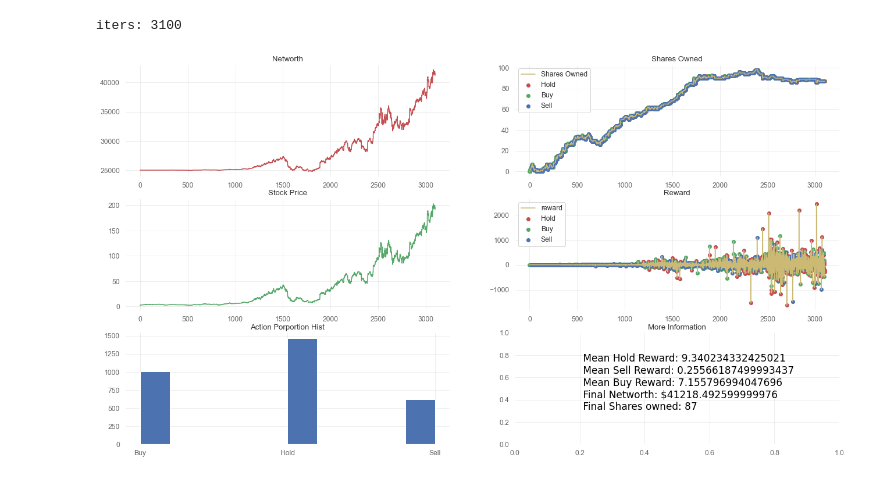
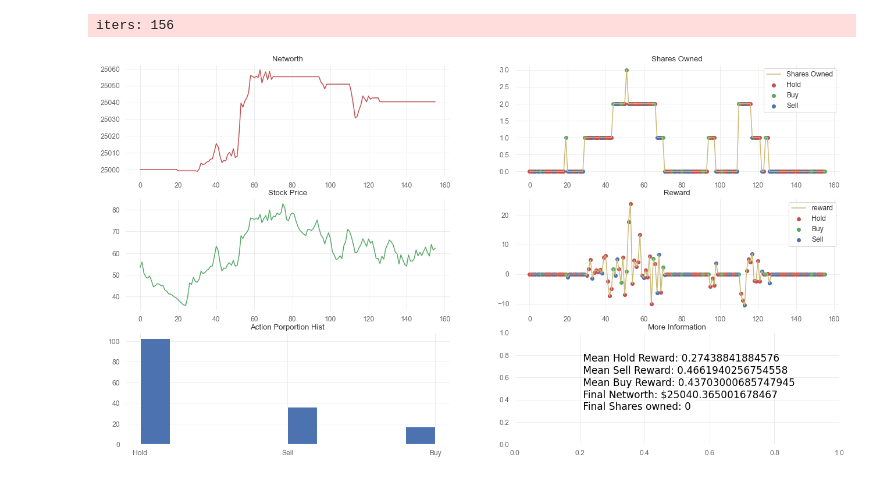
Before and after one commit to ryendu/Stock-Trading-Bot, a Jupyter notebook: Ryan-V-RL-Stock-Bot-Recurrent.ipynb, the cells around one changed output. Saved outputs shown, nothing was run; the diff lists cells and outputs as text; code cells hidden in the pictures.

```diff
--- a/Ryan-V-RL-Stock-Bot-Recurrent.ipynb
+++ b/Ryan-V-RL-Stock-Bot-Recurrent.ipynb
@@ -46,9 +30,9 @@ The environment will contain the avalible actions of:
 # %%
 # Parallel environments
-stks = ['kros','nflx']#,'tmus','adct','h','bngo','amzn','nio','fb','gme','work','irbt','upwk','fvrr','rdfn','bynd','etsy','pins','zg','roku','sq','pm','dis','nlok','bio','gbio']
-# env = DummyVecEnv([lambda: LowRegulationStockTradeEnv(ticker=stks[i],frame_bound=(100, 100000), window_size=1,initial_balance=25000,verbose=2) for i in range(len(stks))])
-df = get_stock_df_from_path("/Users/ryandu_1/Desktop/MachineLearning/Projects/Stocks/Sequential Forecasting/Data/Huge Stock Market Dataset/Stocks/nflx.us.txt")
-env = LowRegulationStockTradeEnv(df=df,frame_bound=(100, 100000), window_size=1,initial_balance=25000,verbose=2)
+stks = ['kros','nflx','tmus','adct','h','bngo','amzn','nio','fb','gme','work']#,'irbt','upwk','fvrr','rdfn','bynd','etsy','pins','zg','roku','sq','pm','dis','nlok','bio','gbio']
+env = DummyVecEnv([lambda: LowRegulationStockTradeEnv(ticker=stks[i],df=None,frame_bound=(100, 100000), window_size=1,initial_balance=25000,verbose=2) for i in range(len(stks))])
+# df = get_stock_df_from_path("/Users/ryandu_1/Desktop/MachineLearning/Projects/Stocks/Sequential Forecasting/Data/Huge Stock Market Dataset/Stocks/nflx.us.txt")
+# env = LowRegulationStockTradeEnv(df=df,frame_bound=(100, 100000), window_size=1,initial_balance=25000,verbose=2)
 # %%
 policy_kwargs = dict(
     features_extractor_class=CustomLSTM,
@@ -88,8 +73,8 @@ iters: 985
 # %%
-#test on train set
-sample_df = get_stock_df_from_path("/Users/ryandu_1/Desktop/MachineLearning/Projects/Stocks/Sequential Forecasting/Data/Huge Stock Market Dataset/Stocks/nflx.us.txt")
-env_a = eval_model_low_reg(stk_ticker=None,df=sample_df,model=model_a2c,verbose=0)
+#test on train set A2C
+# sample_df = get_stock_df_from_path("/Users/ryandu_1/Desktop/MachineLearning/Projects/Stocks/Sequential Forecasting/Data/Huge Stock Market Dataset/Stocks/nflx.us.txt")
+env_a = eval_model_low_reg(stk_ticker="kros",df=None,model=model_a2c,verbose=0)
 fig_a = plot_history(env_a.history,(22, 12))
 # %% [output]
-iters: 3100
+iters: 156
-[figure, old version]
+[figure, new version]
```
Also changed, not shown: parts of 8 cells of this notebook, 3 other files.
